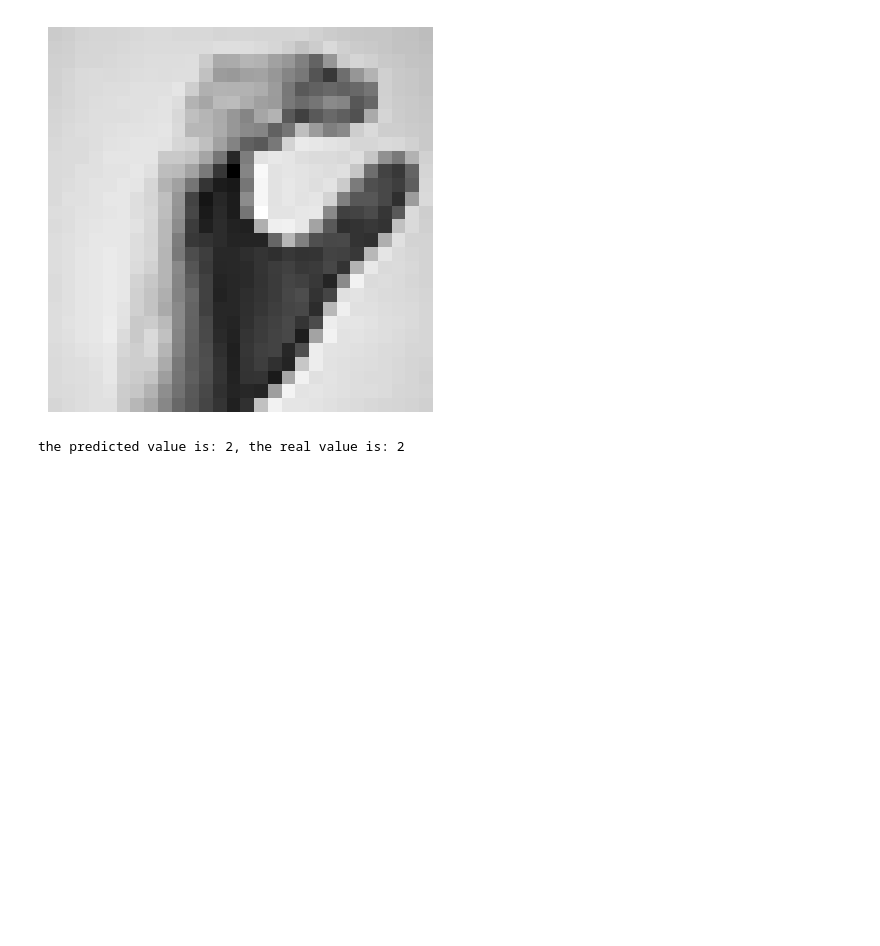
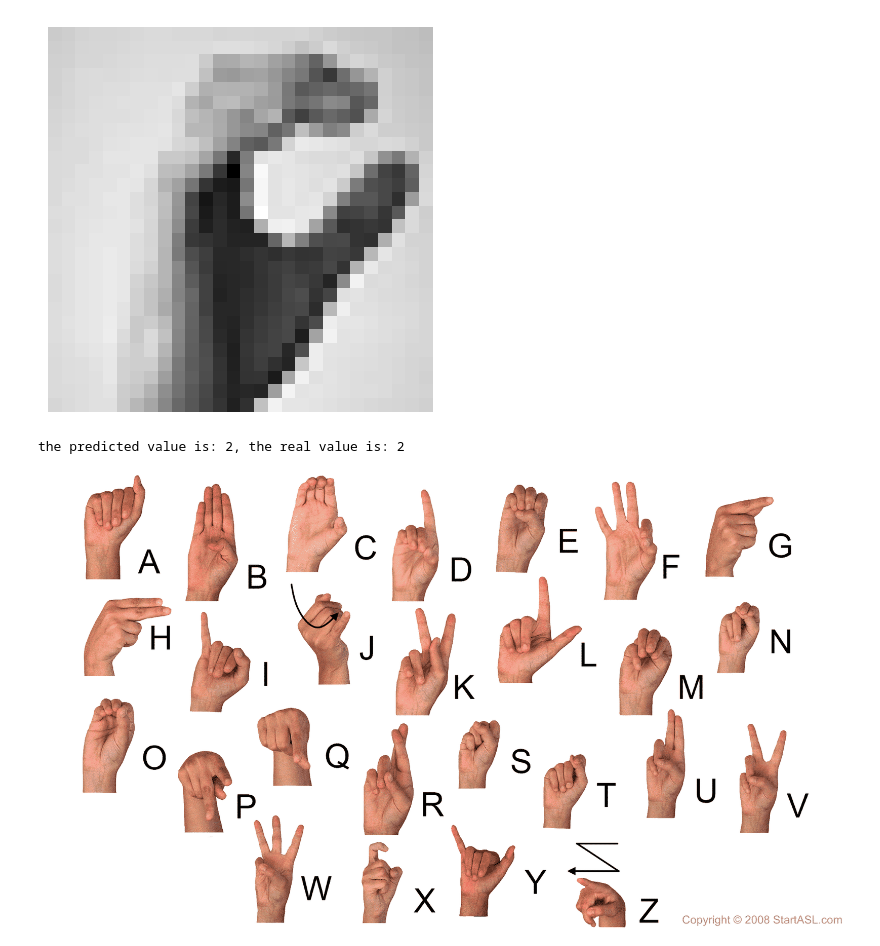
Before and after one commit to andreac941/tutorials, a Jupyter notebook: A1b_DL_TC5033_AD2023_andrea_1.ipynb, the cells around one changed output. Cells and saved outputs as stored; diff of their text form; code cells hidden in the pictures; blank space fills up the shorter version.

```diff
--- a/A1b_DL_TC5033_AD2023_andrea_1.ipynb
+++ b/A1b_DL_TC5033_AD2023_andrea_1.ipynb
@@ -527,3 +527,15 @@ print(f'the predicted value is: {pred}, the real value is: {y_test[random_indice
 the predicted value is: 2, the real value is: 2
 # %%
 #https://www.lingvano.com/asl/wp-content/uploads/sites/3/2022/11/sign-language-alphabet-preview.png
+# %%
+import urllib.request
+from PIL import Image
+
+urllib.request.urlretrieve(
+  'https://www.startasl.com/wp-content/uploads/asl-alphabet_wallpaper_1920x1080.png',
+   "img.jpg")
+img = Image.open('img.jpg')
+img.thumbnail((1920,1080), Image.LANCZOS) # Resize to half to reduce the size of this notebook.
+img
+# %% [output]
+[figure, added]
```
Also changed, not shown: parts of 1 cell of this notebook.
